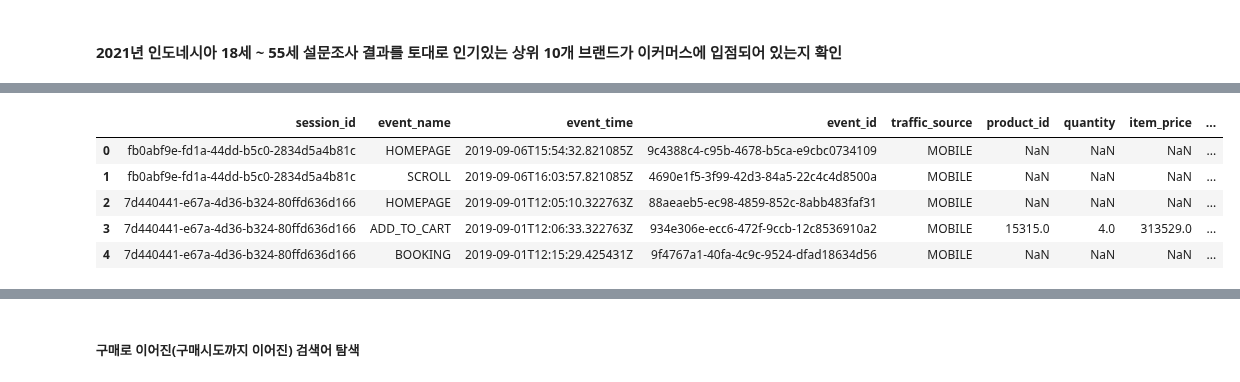
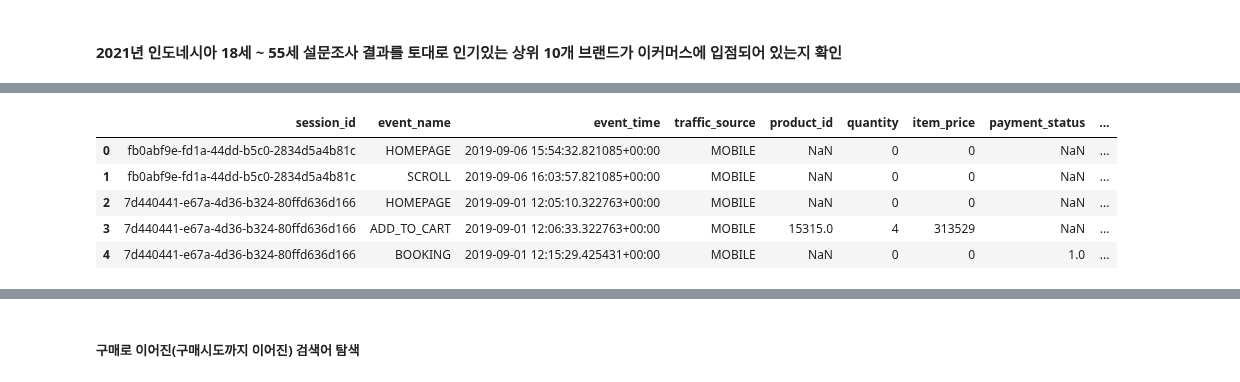
Before and after one commit to NARAEIM/tp2-da, a Jupyter notebook: tp2_da_hyunjune.ipynb, the cells around one changed output, grey strips where cells are left out. Cells and saved outputs as stored; diff of their text form; code cells hidden in the pictures.

```diff
--- a/tp2_da_hyunjune.ipynb
+++ b/tp2_da_hyunjune.ipynb
@@ -7,0 +20,4 @@ import os
+# %%
+# click_stream_new table
+click_stream_new = pd.read_csv(base_path + '/click_stream_final.csv')
+click_stream_new.info()
@@ -75,2 +83,0 @@ product_df.productDisplayName
-# %%
-pd.set_option('display.max_rows', None)
@@ -305,12 +195,12 @@ Name: event_id, dtype: int64
 # %%
-click_df.head()
+click_stream_new.head()
 # %% [output]
-|  | session_id | event_name | event_time | event_id | traffic_source | product_id | quantity | item_price | ... |
-| 0 | fb0abf9e-fd1a-44dd-b5c0-2834d5a4b81c | HOMEPAGE | 2019-09-06T15:54:32.821085Z | 9c4388c4-c95b-4678-b5ca-e9cbc0734109 | MOBILE | NaN | NaN | NaN | ... |
-| 1 | fb0abf9e-fd1a-44dd-b5c0-2834d5a4b81c | SCROLL | 2019-09-06T16:03:57.821085Z | 4690e1f5-3f99-42d3-84a5-22c4c4d8500a | MOBILE | NaN | NaN | NaN | ... |
-| 2 | 7d440441-e67a-4d36-b324-80ffd636d166 | HOMEPAGE | 2019-09-01T12:05:10.322763Z | 88aeaeb5-ec98-4859-852c-8abb483faf31 | MOBILE | NaN | NaN | NaN | ... |
-| 3 | 7d440441-e67a-4d36-b324-80ffd636d166 | ADD_TO_CART | 2019-09-01T12:06:33.322763Z | 934e306e-ecc6-472f-9ccb-12c8536910a2 | MOBILE | 15315.0 | 4.0 | 313529.0 | ... |
-| 4 | 7d440441-e67a-4d36-b324-80ffd636d166 | BOOKING | 2019-09-01T12:15:29.425431Z | 9f4767a1-40fa-4c9c-9524-dfad18634d56 | MOBILE | NaN | NaN | NaN | ... |
+|  | session_id | event_name | event_time | traffic_source | product_id | quantity | item_price | payment_status | ... |
+| 0 | fb0abf9e-fd1a-44dd-b5c0-2834d5a4b81c | HOMEPAGE | 2019-09-06 15:54:32.821085+00:00 | MOBILE | NaN | 0 | 0 | NaN | ... |
+| 1 | fb0abf9e-fd1a-44dd-b5c0-2834d5a4b81c | SCROLL | 2019-09-06 16:03:57.821085+00:00 | MOBILE | NaN | 0 | 0 | NaN | ... |
+| 2 | 7d440441-e67a-4d36-b324-80ffd636d166 | HOMEPAGE | 2019-09-01 12:05:10.322763+00:00 | MOBILE | NaN | 0 | 0 | NaN | ... |
+| 3 | 7d440441-e67a-4d36-b324-80ffd636d166 | ADD_TO_CART | 2019-09-01 12:06:33.322763+00:00 | MOBILE | 15315.0 | 4 | 313529 | NaN | ... |
+| 4 | 7d440441-e67a-4d36-b324-80ffd636d166 | BOOKING | 2019-09-01 12:15:29.425431+00:00 | MOBILE | NaN | 0 | 0 | 1.0 | ... |
 # %%
 # 2016~2022년까지 매년 월별 전체검색 수, 중고 검색 수, 전체 검색 수 대비 중고 검색 비율
 
```
Also changed, not shown: parts of 54 cells of this notebook, 1 other file.
